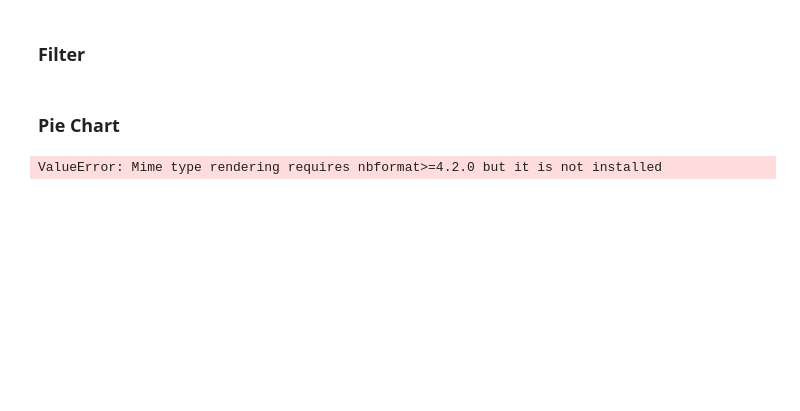
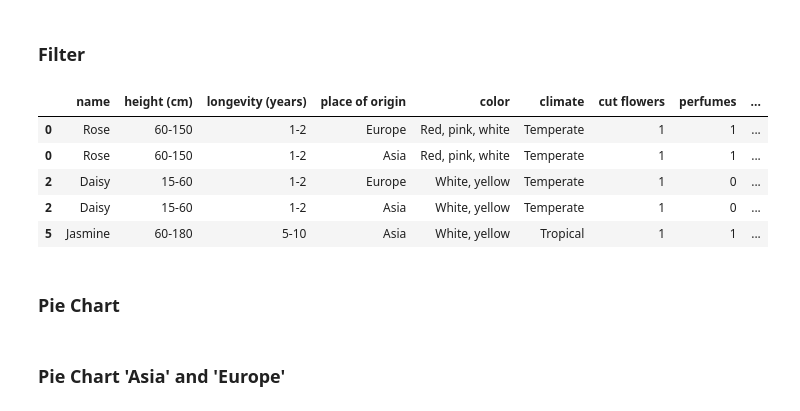
Before and after one commit to DKNSTUDIOS/Dashboard-Design, a Jupyter notebook: Flower Power.ipynb, the cells around one changed output. Saved outputs shown, nothing was run; the diff lists cells and outputs as text; code cells hidden in the pictures; blank space fills up the shorter version.

Commit message:
pie chart example asia and europe

```diff
--- a/Flower Power.ipynb
+++ b/Flower Power.ipynb
@@ -25,7 +26,21 @@ filtered_df = df[df_mask]
+# %%
+# Split the "place of origin" column
+df["place of origin"] = df["place of origin"].str.split(", ")
+
+# Explode the DataFrame
+df = df.explode("place of origin")
+
+# Filter the DataFrame for "Asia" and "Europe"
+df_filtered = df.loc[df["place of origin"].isin(["Asia", "Europe"])]
+
+# Print the resulting DataFrame
+df_filtered.head()
+# %% [output]
+|  | name | height (cm) | longevity (years) | place of origin | color | climate | cut flowers | perfumes | ... |
+| 0 | Rose | 60-150 | 1-2 | Europe | Red, pink, white | Temperate | 1 | 1 | ... |
+| 0 | Rose | 60-150 | 1-2 | Asia | Red, pink, white | Temperate | 1 | 1 | ... |
+| 2 | Daisy | 15-60 | 1-2 | Europe | White, yellow | Temperate | 1 | 0 | ... |
+| 2 | Daisy | 15-60 | 1-2 | Asia | White, yellow | Temperate | 1 | 0 | ... |
+| 5 | Jasmine | 60-180 | 5-10 | Asia | White, yellow | Tropical | 1 | 1 | ... |
 # %% [markdown]
 ### Pie Chart
-# %%
-fig = px.pie(df, values="place of origin", names="climate", title="Origin of flowers")
-fig.show()
-# %% [output]
-ValueError: Mime type rendering requires nbformat>=4.2.0 but it is not installed
@@ -31,0 +56,2 @@ ValueError: Mime type rendering requires nbformat>=4.2.0 but it is not installed
+# %% [markdown]
+### Pie Chart 'Asia' and 'Europe'
```
Also changed, not shown: parts of 4 cells of this notebook.
